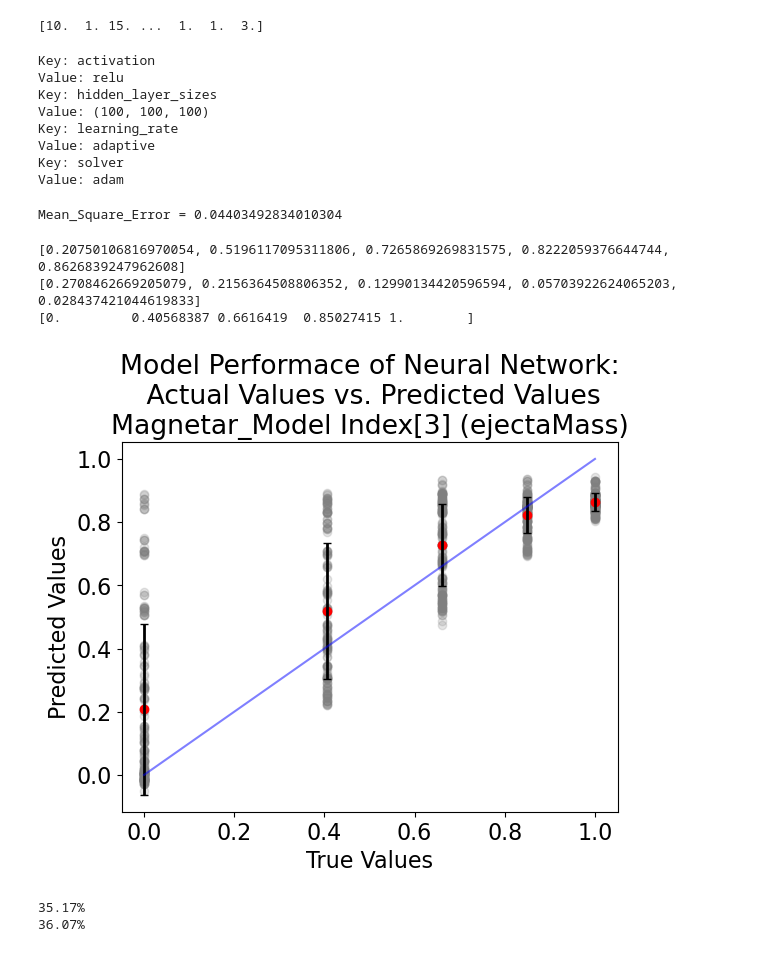
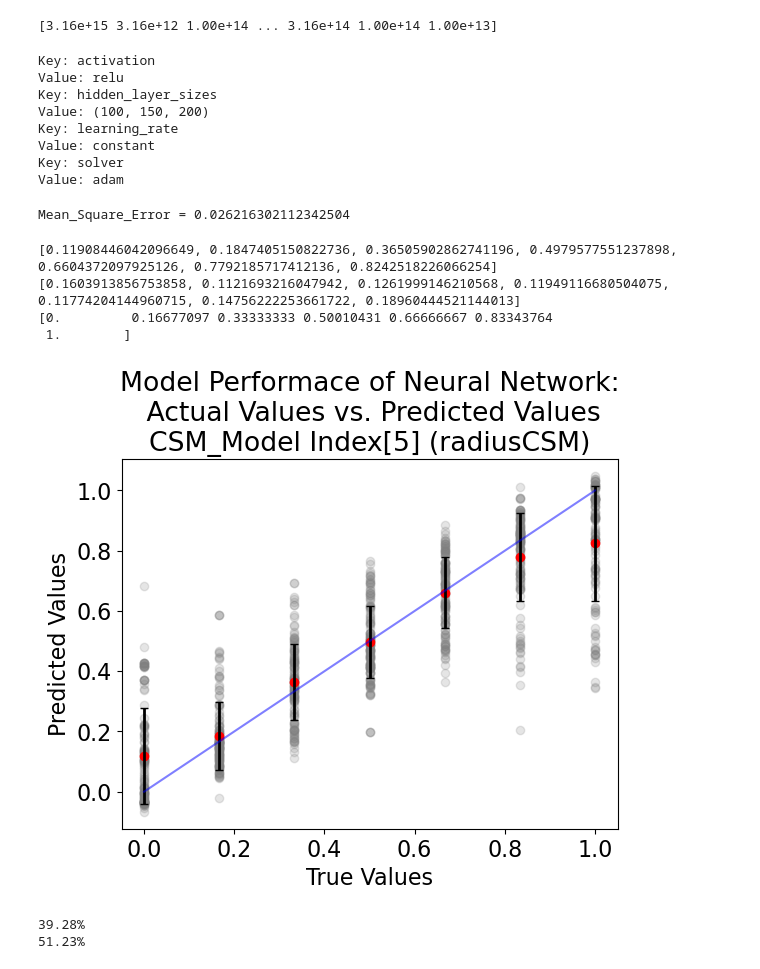
Before and after one commit to QuintinWeigand/SURP-Project-2024, a Jupyter notebook: NeuralNetwork/scaled.ipynb, the cells around one changed output. Drawn from its saved outputs; the diff is of its cells as text; code cells hidden in the pictures.

```diff
--- a/NeuralNetwork/scaled.ipynb
+++ b/NeuralNetwork/scaled.ipynb
@@ -8,7 +8,11 @@ from sklearn.model_selection import train_test_split
 #NOTE: This is the index number to be manually changed for each index of the model
 # I technically could automate it but why spend 5 hours automating it when I can spend 5 minutes manually doing it (if it was way more then it's different)
 global INDEX_NUMBER
-INDEX_NUMBER = 3
+INDEX_NUMBER = 5
+
+# Valid indicies for Ni (0,1,2) (3 total parameters)
+# Valid indicies for Magnetar (0,1,2,3) (4 total parameters)
+# Valid indicies for CSM (0,1,2,3,4,5) (6 total parameters)
 
 #MinMaxScaler() is useful to normalize data where the default is  0 to 1 (aka. that is what we want)
 
@@ -19,7 +23,7 @@ INDEX_NUMBER = 3
 #hyper parameterization
 
 #This will read the data and put them into lists in memory
-def read_data(filename1, filename2, ModelType="defualt_model"):
+def read_data(filename1, filename2, filename3, ModelType="defualt_model"):
 
     x_list = []
     y_list = []
@@ -67,6 +71,27 @@ def read_data(filename1, filename2, ModelType="defualt_model"):
         x_list = np.array(x_list)
         y_list = np.array(y_list)
 
+    elif (ModelType == "CSM"):
+        file3 = open(filename3, "r")
+
+        for lines in file3:
+            values = lines.split()
+
+            x_list.append(values[6:])
+            y_list.append(values[:6])
+
+        file3.close()
+
+        for i in range(len(x_list)):
+            for j in range(len(x_list[i])):
+                x_list[i][j] = float(x_list[i][j])
+        for i in range(len(y_list)):
+            for j in range(len(y_list[i])):
+                y_list[i][j] = float(y_list[i][j])
+
+        x_list = np.array(x_list)
+        y_list = np.array(y_list)
+
     else:
         raise ValueError(ModelType + " is not defined in the scope of this function. Only accepts \"Ni-Decay\" or \"Magnetar\"")
 
@@ -74,7 +99,7 @@ def read_data(filename1, filename2, ModelType="defualt_model"):
 
 #Make sure the first arguement is Nickel Decay Model and second is Magnetar and the third reads the data for that Model
 x_list, y_list = read_data(r'/home/quinn/Desktop/Shing-Chi/StatAnalysis/0LC_updated_data_sheet.data' ,
-          r'/home/quinn/Desktop/Shing-Chi/StatAnalysis/M_updated_data_sheet.data', ModelType="Magnetar")
+          r'/home/quinn/Desktop/Shing-Chi/StatAnalysis/M_updated_data_sheet.data', r"/home/quinn/Desktop/Shing-Chi/StatAnalysis/CSM_data_sheet.data", ModelType="CSM")
 
 #This is basically here because if I go out of bounds I'll find out instantly
 print(y_list[:,INDEX_NUMBER])
@@ -82,7 +107,7 @@ print(y_list[:,INDEX_NUMBER])
 #NOTE: I am making the y_list in terms of log base 10
 y_list = np.log10(y_list)
 # %% [output]
-[10.  1. 15. ...  1.  1.  3.]
+[3.16e+15 3.16e+12 1.00e+14 ... 3.16e+14 1.00e+14 1.00e+13]
 # %%
 scaler = MinMaxScaler()
 scaler2 = MinMaxScaler()
@@ -139,15 +164,15 @@ tuned_mlp = MLPRegressor(hidden_layer_sizes=best_params["hidden_layer_sizes"],
                          learning_rate=best_params["learning_rate"])
 
 
-#Creates a dictionary with the scores from the model
+#Creates a dictionary with the scores from the model #NOTE: THIS BREAKS SOMETIMES
 # scores = cross_validate(tuned_mlp, x_train, y_train[:,INDEX_NUMBER], scoring = scoring)
 # %% [output]
 Key: activation
 Value: relu
 Key: hidden_layer_sizes
-Value: (100, 100, 100)
+Value: (100, 150, 200)
 Key: learning_rate
-Value: adaptive
+Value: constant
 Key: solver
 Value: adam
 # %%
@@ -170,7 +195,7 @@ mean_sqr_error = mean_squared_error(y_test[:,0], y_pred)
 
 print("Mean_Square_Error =", mean_sqr_error)
 # %% [output]
-Mean_Square_Error = 0.04403492834010304
+Mean_Square_Error = 0.026216302112342504
 # %%
 import matplotlib.pyplot as plt
 
@@ -244,44 +269,45 @@ ax.errorbar(sorted_input_list, mean_list, yerr=std_list,
             ecolor = "black",
             color="red",
             fmt="o",
             elinewidth=2,
             capsize=3,
             barsabove=True)
 
 
 #Sets global font size
 plt.rcParams['font.size'] = 16
 
 #Remember to change the model as iterating through
 ax.set_title("Model Performace of Neural Network:\n Actual Values vs. Predicted Values\n"+
-             "Magnetar_Model Index["+str(INDEX_NUMBER)+"] (ejectaMass)")
+             "CSM_Model Index["+str(INDEX_NUMBER)+"] (radiusCSM)")
 
 ax.set_xlabel("True Values")
 ax.set_ylabel("Predicted Values")
 
 
 x_guide = [sorted_input_list[0], sorted_input_list[-1]]
 y_guide = [sorted_input_list[0], sorted_input_list[-1]]
 # y_guide = [mean_list[0], mean_list[-1]]
 
 plt.plot(x_guide, y_guide, color="blue", alpha=.5)
 
 print(mean_list)
 print(std_list)
 print(sorted_input_list)
 
 plt.show()
 # %% [output]
-[0.20750106816970054, 0.5196117095311806, 0.7265869269831575, 0.8222059376644744, 0.8626839247962608]
-[0.2708462669205079, 0.2156364508806352, 0.12990134420596594, 0.05703922624065203, 0.028437421044619833]
-[0.         0.40568387 0.6616419  0.85027415 1.        ]
+[0.11908446042096649, 0.1847405150822736, 0.36505902862741196, 0.4979577551237898, 0.6604372097925126, 0.7792185717412136, 0.8242518226066254]
+[0.1603913856753858, 0.1121693216047942, 0.1261999146210568, 0.11949116680504075, 0.11774204144960715, 0.14756222253661722, 0.18960444521144013]
+[0.         0.16677097 0.33333333 0.50010431 0.66666667 0.83343764
+ 1.        ]
-[figure, old version]
+[figure, new version]
 # %%
 print(str("{:.2f}".format(totalPercentError))+"%")
 print(str("{:.2f}".format(totalStandardDeviation)) + "%")
 # %% [output]
-35.17%
-36.07%
+39.28%
+51.23%
 # %%
 #TODO: Make sure you know what your doing before you execute this block just in case exiting below this comment
 exit()
```
Also changed, not shown: 1 other file.
